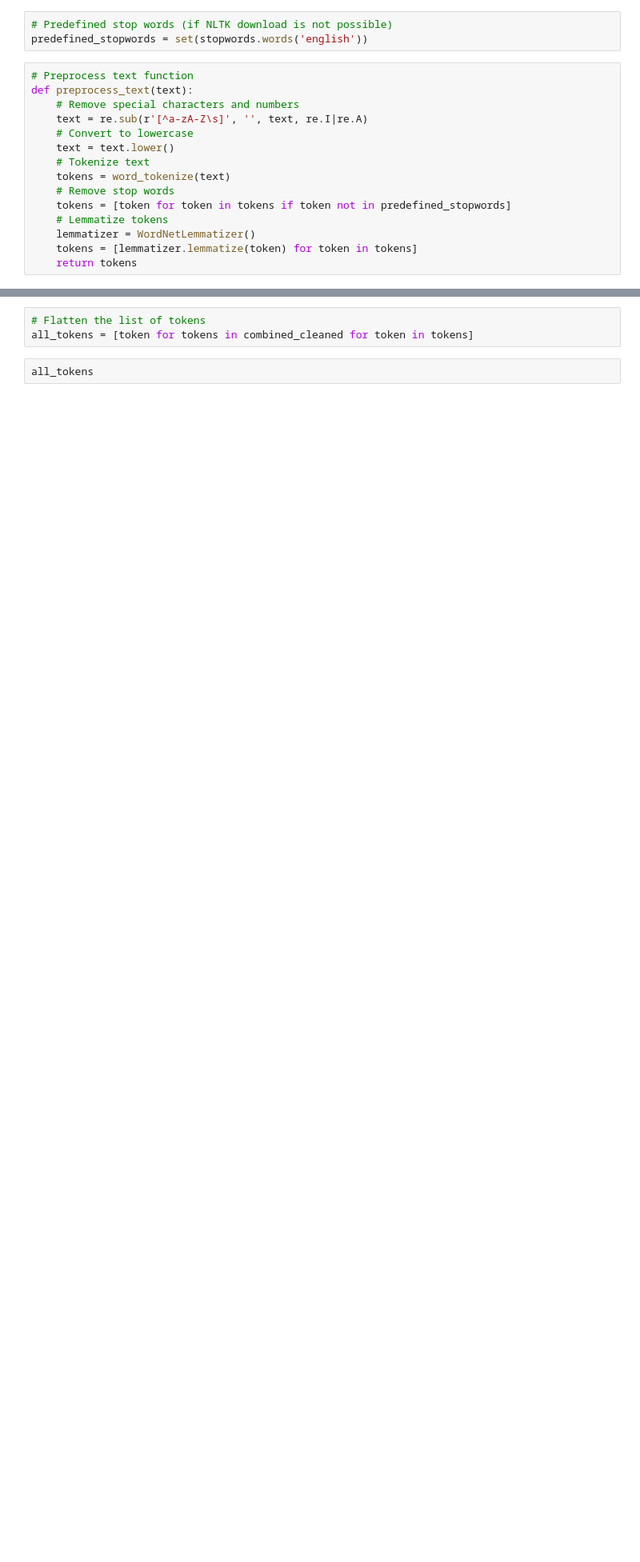
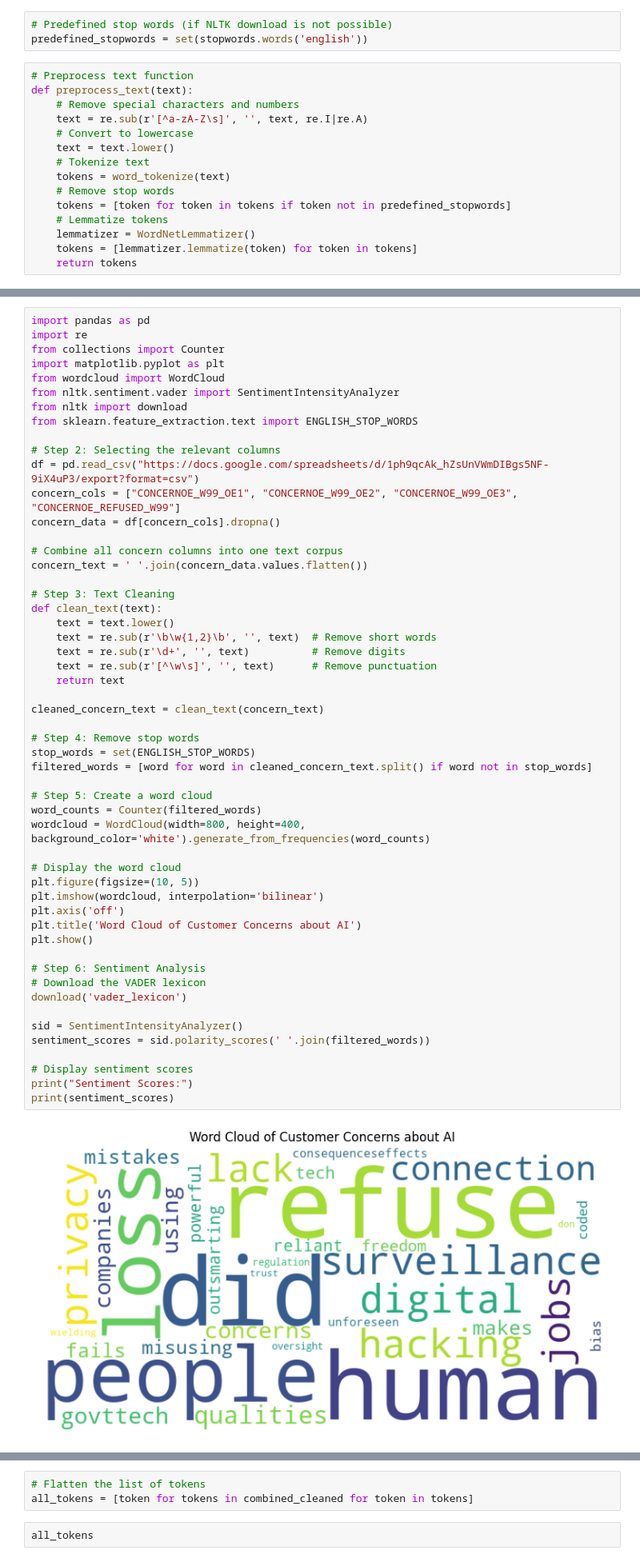
Before and after one commit to ggotoo/AI-Fundamentals, a Jupyter notebook: NLPdata.ipynb, the cells around one changed output, grey strips where cells are left out. Shown at 80% size. Cells and saved outputs as stored; diff of their text form; blank space fills up the shorter version.

```diff
--- a/NLPdata.ipynb
+++ b/NLPdata.ipynb
@@ -135,0 +169,55 @@ Length: 12113, dtype: object
+# %%
+import pandas as pd
+import re
+from collections import Counter
+import matplotlib.pyplot as plt
+from wordcloud import WordCloud
+from nltk.sentiment.vader import SentimentIntensityAnalyzer
+from nltk import download
+from sklearn.feature_extraction.text import ENGLISH_STOP_WORDS
+
+# Step 2: Selecting the relevant columns
+df = pd.read_csv("https://docs.google.com/spreadsheets/d/1ph9qcAk_hZsUnVWmDIBgs5NF-9iX4uP3/export?format=csv")
+concern_cols = ["CONCERNOE_W99_OE1", "CONCERNOE_W99_OE2", "CONCERNOE_W99_OE3", "CONCERNOE_REFUSED_W99"]
+concern_data = df[concern_cols].dropna()
+
+# Combine all concern columns into one text corpus
+concern_text = ' '.join(concern_data.values.flatten())
+
+# Step 3: Text Cleaning
+def clean_text(text):
+    text = text.lower()
+    text = re.sub(r'\b\w{1,2}\b', '', text)  # Remove short words
+    text = re.sub(r'\d+', '', text)          # Remove digits
+    text = re.sub(r'[^\w\s]', '', text)      # Remove punctuation
+    return text
+
+cleaned_concern_text = clean_text(concern_text)
+
+# Step 4: Remove stop words
+stop_words = set(ENGLISH_STOP_WORDS)
+filtered_words = [word for word in cleaned_concern_text.split() if word not in stop_words]
+
+# Step 5: Create a word cloud
+word_counts = Counter(filtered_words)
+wordcloud = WordCloud(width=800, height=400, background_color='white').generate_from_frequencies(word_counts)
+
+# Display the word cloud
+plt.figure(figsize=(10, 5))
+plt.imshow(wordcloud, interpolation='bilinear')
+plt.axis('off')
+plt.title('Word Cloud of Customer Concerns about AI')
+plt.show()
+
+# Step 6: Sentiment Analysis
+# Download the VADER lexicon
+download('vader_lexicon')
+
+sid = SentimentIntensityAnalyzer()
+sentiment_scores = sid.polarity_scores(' '.join(filtered_words))
+
+# Display sentiment scores
+print("Sentiment Scores:")
+print(sentiment_scores)
+# %% [output]
+[figure, added]
```
Also changed, not shown: parts of 18 cells of this notebook.
